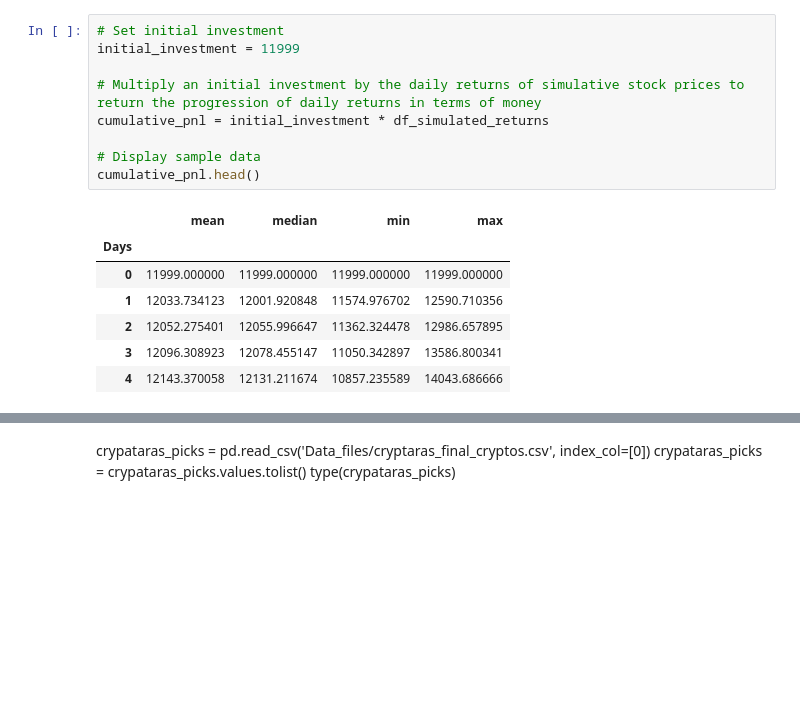
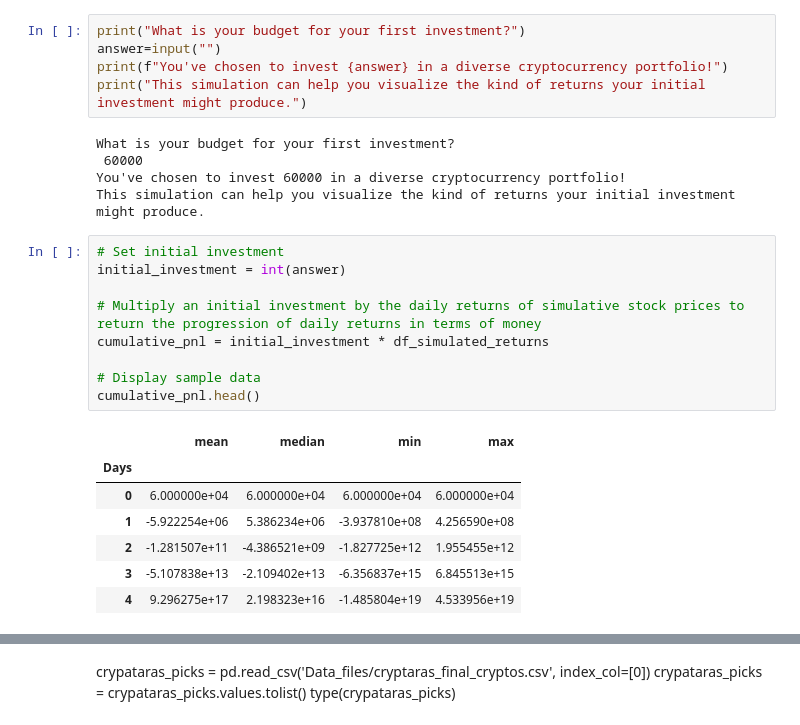
Before and after one commit to AST-XXI/FintechProject, a Jupyter notebook: cryptara_final/cryptara_v1_visualization.ipynb, the cells around one changed output, grey strips where cells are left out. Cells and saved outputs as stored; diff of their text form; blank space fills up the shorter version.

```diff
--- a/cryptara_final/cryptara_v1_visualization.ipynb
+++ b/cryptara_final/cryptara_v1_visualization.ipynb
@@ -102,17 +64,27 @@ fig2.show()
+# %%
+print("What is your budget for your first investment?")
+answer=input("")
+print(f"You've chosen to invest {answer} in a diverse cryptocurrency portfolio!")
+print("This simulation can help you visualize the kind of returns your initial investment might produce.")
+# %% [output]
+What is your budget for your first investment?
+ 60000
+You've chosen to invest 60000 in a diverse cryptocurrency portfolio!
+This simulation can help you visualize the kind of returns your initial investment might produce.
 # %%
 # Set initial investment
-initial_investment = 11999
+initial_investment = int(answer)
 
 # Multiply an initial investment by the daily returns of simulative stock prices to return the progression of daily returns in terms of money
 cumulative_pnl = initial_investment * df_simulated_returns
 
 # Display sample data
 cumulative_pnl.head()
 # %% [output]
 |  | mean | median | min | max |
 | Days |  |  |  |  |
-| 0 | 11999.000000 | 11999.000000 | 11999.000000 | 11999.000000 |
-| 1 | 12033.734123 | 12001.920848 | 11574.976702 | 12590.710356 |
-| 2 | 12052.275401 | 12055.996647 | 11362.324478 | 12986.657895 |
-| 3 | 12096.308923 | 12078.455147 | 11050.342897 | 13586.800341 |
-| 4 | 12143.370058 | 12131.211674 | 10857.235589 | 14043.686666 |
+| 0 | 6.000000e+04 | 6.000000e+04 | 6.000000e+04 | 6.000000e+04 |
+| 1 | -5.922254e+06 | 5.386234e+06 | -3.937810e+08 | 4.256590e+08 |
+| 2 | -1.281507e+11 | -4.386521e+09 | -1.827725e+12 | 1.955455e+12 |
+| 3 | -5.107838e+13 | -2.109402e+13 | -6.356837e+15 | 6.845513e+15 |
+| 4 | 9.296275e+17 | 2.198323e+16 | -1.485804e+19 | 4.533956e+19 |
```
Also changed, not shown: parts of 39 cells of this notebook.
